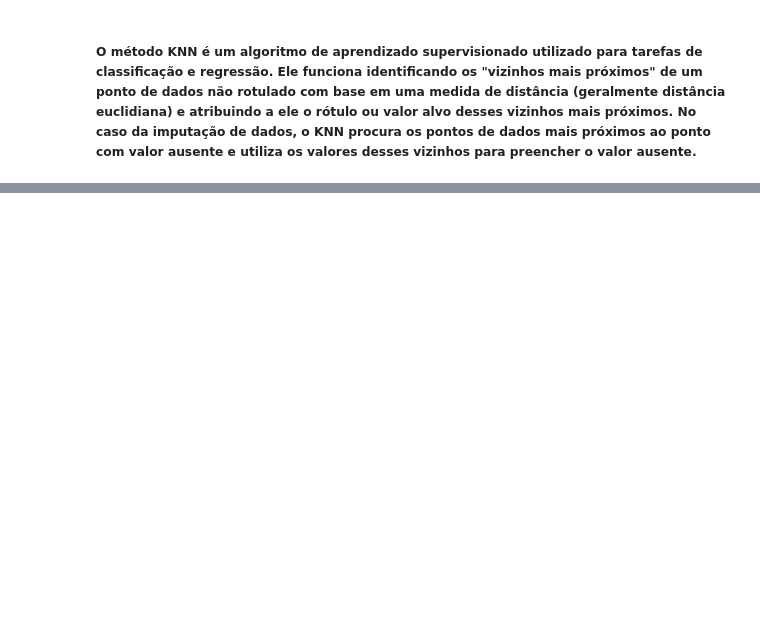
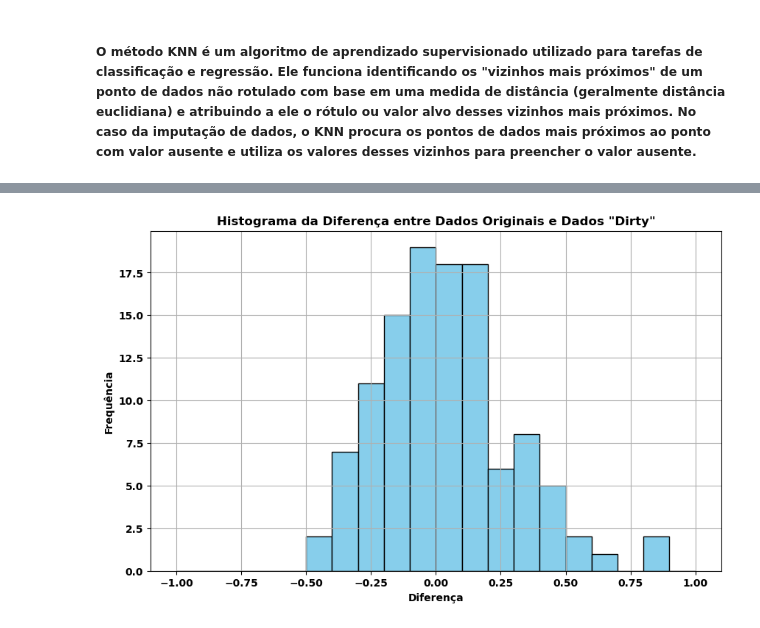
Before and after one commit to gabrielaragao01/Data-Science-Project, a Jupyter notebook: code/pre_processing_data/inputingemptydata.ipynb, the cells around one changed output, grey strips where cells are left out. Cells and saved outputs as stored; diff of their text form; code cells hidden in the pictures; blank space fills up the shorter version.

```diff
--- a/code/pre_processing_data/inputingemptydata.ipynb
+++ b/code/pre_processing_data/inputingemptydata.ipynb
@@ -412,0 +183,14 @@ corr_matrix
+# %%
+# Calcular a diferença entre os dados originais e os dados "dirty"
+comparison_df['difference'] = comparison_df['home_team_shots_on_target_original'] - comparison_df['home_team_shots_on_target_dirty']
+
+# Plotar o histograma da diferença
+plt.figure(figsize=(10, 6))
+plt.hist(comparison_df['difference'], bins=20, range=(-1, 1), color='skyblue', edgecolor='black')
+plt.title('Histograma da Diferença entre Dados Originais e Dados "Dirty"')
+plt.xlabel('Diferença')
+plt.ylabel('Frequência')
+plt.grid(True)
+plt.show()
+# %% [output]
+[figure, added]
```
Also changed, not shown: parts of 26 cells of this notebook, 10 other files.
